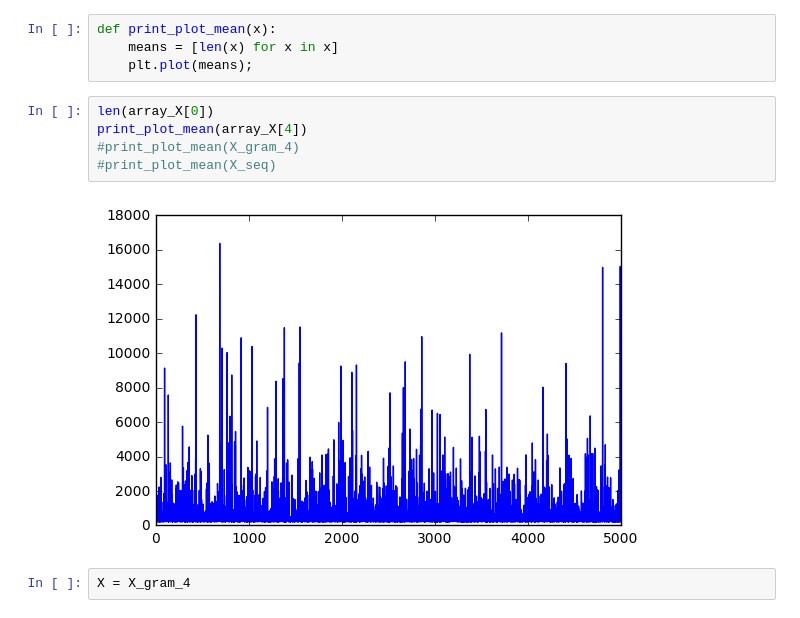
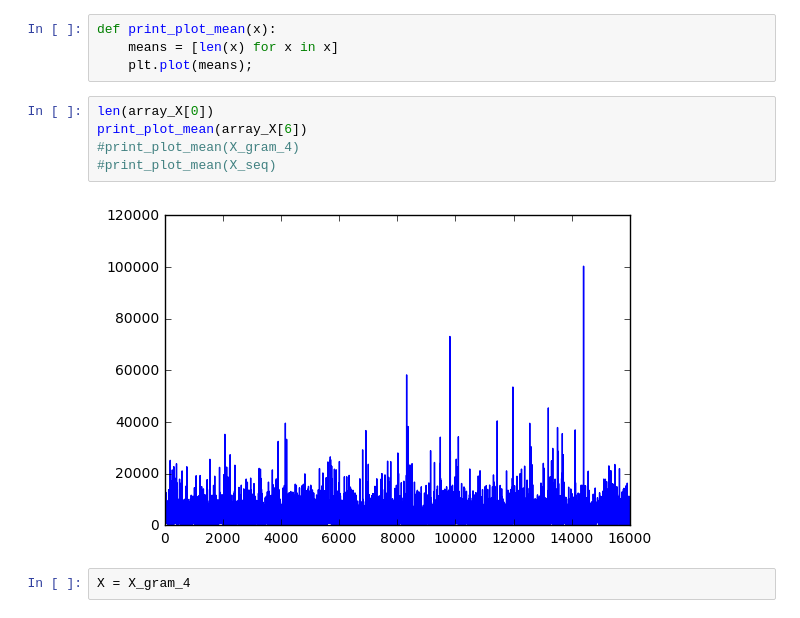
Before and after one commit to XATTABrus/DeterminationOfAuthors, a Jupyter notebook: DetectedAuthorVK.ipynb, the cells around one changed output. Cells and saved outputs as stored; diff of their text form.

```diff
--- a/DetectedAuthorVK.ipynb
+++ b/DetectedAuthorVK.ipynb
@@ -324,11 +327,11 @@ def print_plot_mean(x):
     plt.plot(means);
 # %%
 len(array_X[0])
-print_plot_mean(array_X[4])
+print_plot_mean(array_X[6])
 #print_plot_mean(X_gram_4)
 #print_plot_mean(X_seq)
 # %% [output]
-[figure, old version]
+[figure, new version]
 # %%
 X = X_gram_4
 # %%
```
Also changed, not shown: parts of 10 cells of this notebook.
